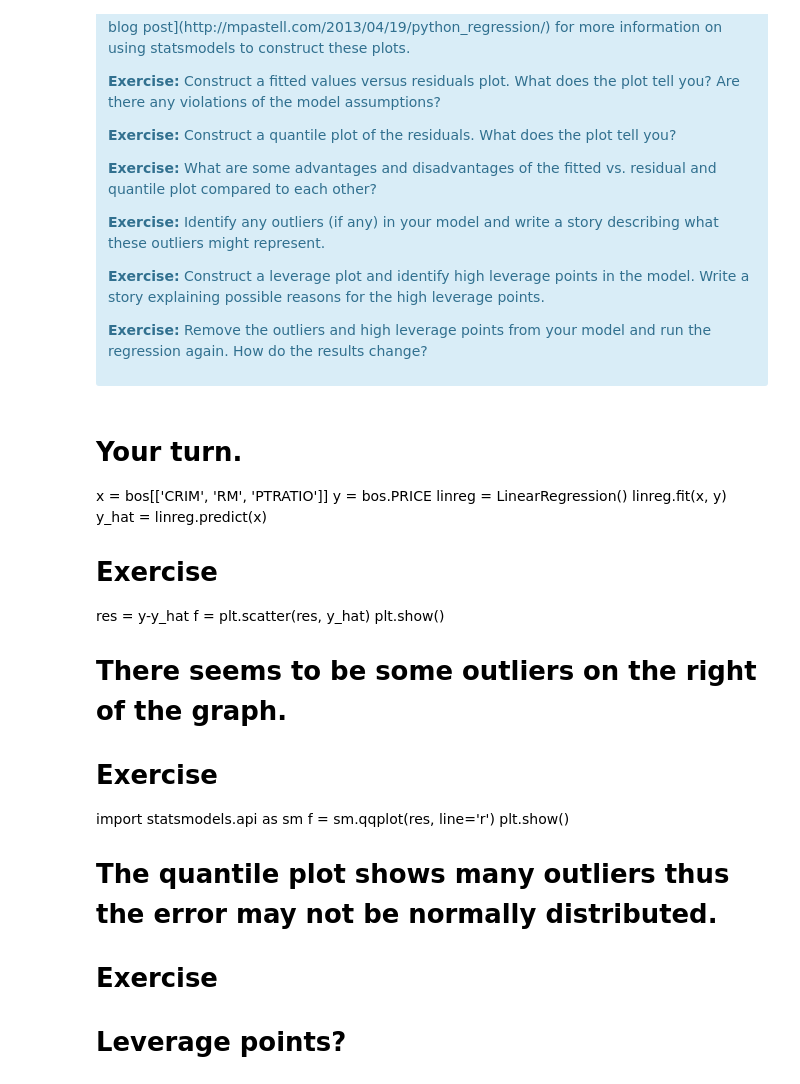
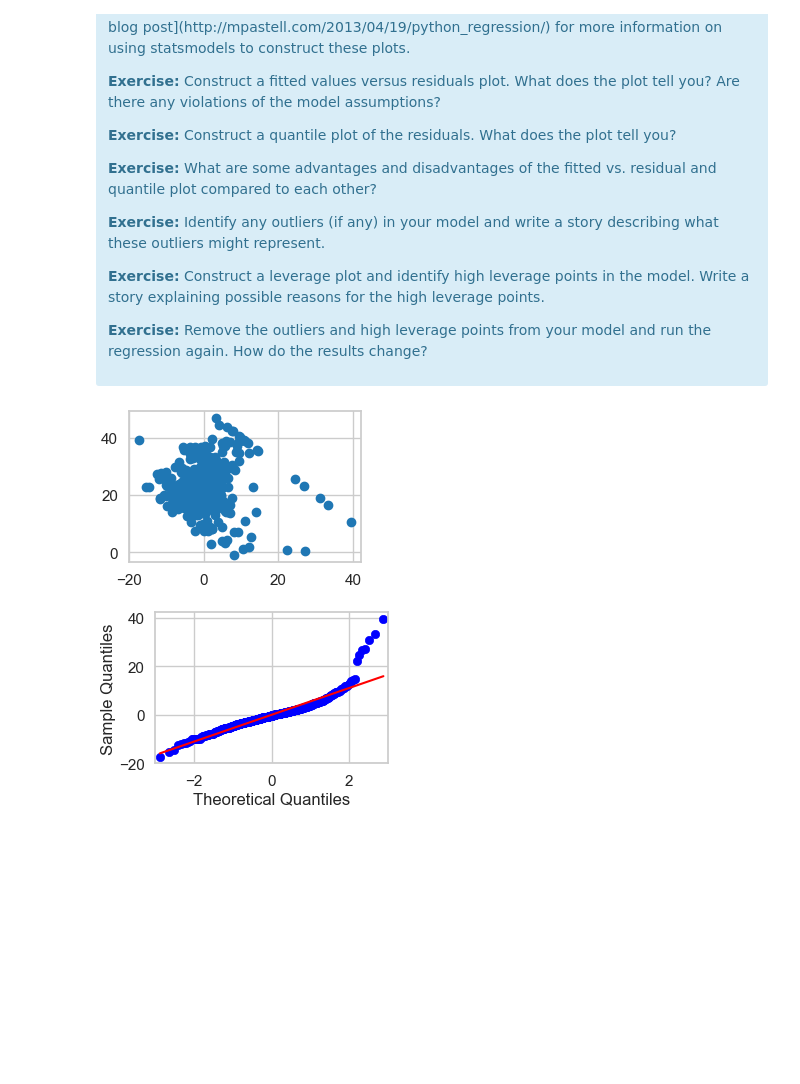
Before and after one commit to matthewkhung/mec-mini-projects, a Jupyter notebook: mec-11.4.1-linear-regression-mini-project/Mini_Project_Linear_Regression.ipynb, the cells around one changed output. Drawn from its saved outputs; the diff is of its cells as text; code cells hidden in the pictures; blank space fills up the shorter version.

```diff
--- a/mec-11.4.1-linear-regression-mini-project/Mini_Project_Linear_Regression.ipynb
+++ b/mec-11.4.1-linear-regression-mini-project/Mini_Project_Linear_Regression.ipynb
@@ -857,25 +857,28 @@ There are some other issues that are important investigate with linear regressio
 
 <p><b>Exercise:</b> Remove the outliers and high leverage points from your model and run the regression again. How do the results change?</p>
 </div>
-# %% [markdown]
-# Your turn.
-x = bos[['CRIM', 'RM', 'PTRATIO']]
-y = bos.PRICE
-linreg = LinearRegression()
-linreg.fit(x, y)
-y_hat = linreg.predict(x)
-
-# Exercise
-res = y-y_hat
-f = plt.scatter(res, y_hat)
-plt.show()
-# There seems to be some outliers on the right of the graph.
-
-# Exercise
-import statsmodels.api as sm
-f = sm.qqplot(res, line='r')
-plt.show()
-# The quantile plot shows many outliers thus the error may not be normally distributed.
-
-# Exercise
-# Leverage points?
+# %%
+# Your turn.
+x = bos[['CRIM', 'RM', 'PTRATIO']]
+y = bos.PRICE
+linreg = LinearRegression()
+linreg.fit(x, y)
+y_hat = linreg.predict(x)
+
+# Exercise
+res = y-y_hat
+f = plt.scatter(res, y_hat)
+plt.show()
+# There seems to be some outliers on the right of the graph.
+
+# Exercise
+import statsmodels.api as sm
+f = sm.qqplot(res, line='r')
+plt.show()
+# The quantile plot shows many outliers thus the error may not be normally distributed.
+
+# Exercise
+# Leverage points?
+# %% [output]
+[figure, added]
+[figure, added]
```
Also changed, not shown: parts of 5 cells of this notebook, 1 other file.
